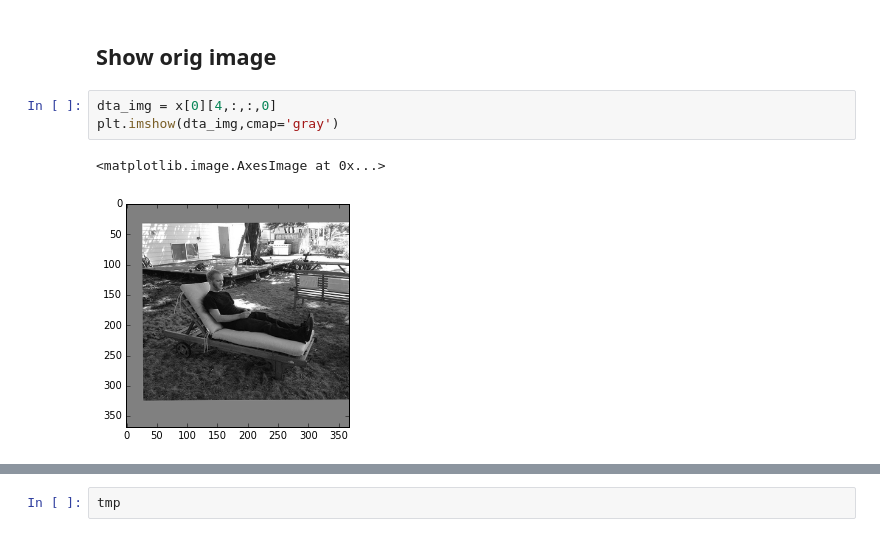
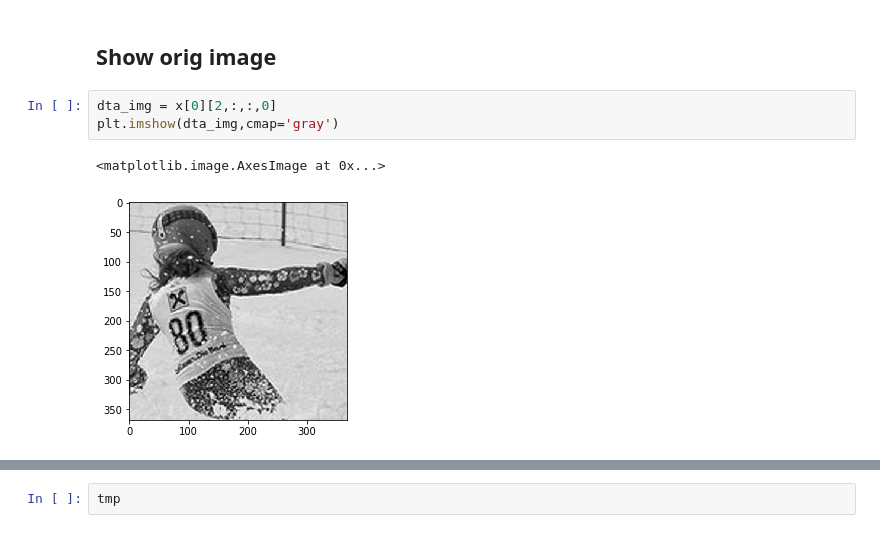
Before and after one commit to padeler/keras_Realtime_Multi-Person_Pose_Estimation, a Jupyter notebook: training/inspect_dataset.ipynb, the cells around one changed output, grey strips where cells are left out. Drawn from its saved outputs; the diff is of its cells as text.

```diff
--- a/training/inspect_dataset.ipynb
+++ b/training/inspect_dataset.ipynb
@@ -124,11 +124,11 @@ x[0][0].shape
 # %% [markdown]
 ## Show orig image
 # %%
-dta_img = x[0][4,:,:,0]
+dta_img = x[0][2,:,:,0]
 plt.imshow(dta_img,cmap='gray')
 # %% [output]
 <matplotlib.image.AxesImage at 0x...>
-[figure, old version]
+[figure, new version]
 # %%
 tmp = np.sum(x[1][0],axis=-1)
 plt.imshow(tmp)
```
Also changed, not shown: parts of 3 cells of this notebook, 1 other file.
